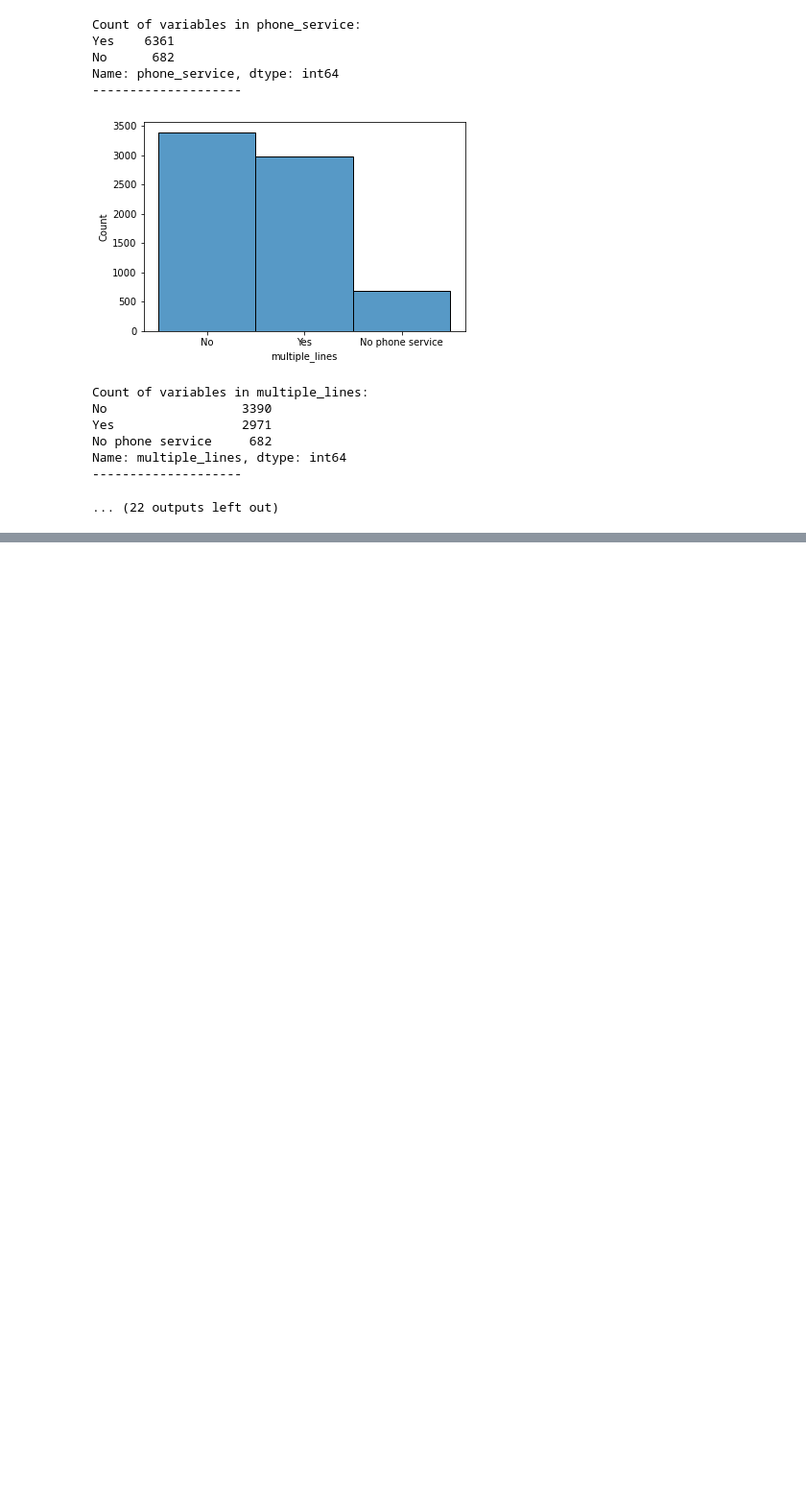
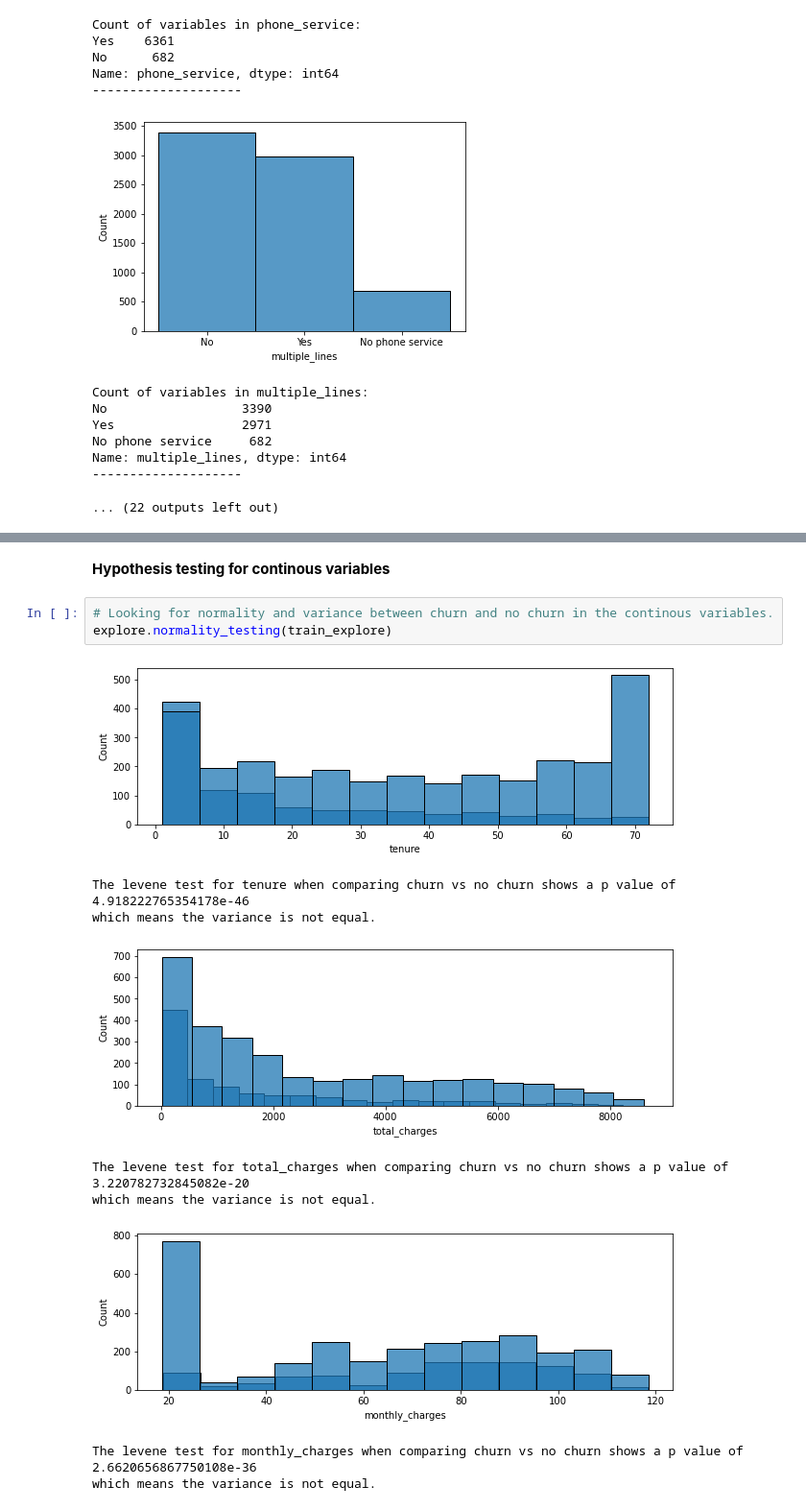
Before and after one commit to AndrewRachuig/telco_classification_project, a Jupyter notebook: final_report_telco_churn.ipynb, the cells around one changed output, grey strips where cells are left out. Shown: that part at 96% size. Drawn from its saved outputs; the diff is of its cells as text; blank space fills up the shorter version.

```diff
--- a/final_report_telco_churn.ipynb
+++ b/final_report_telco_churn.ipynb
@@ -176,0 +259,15 @@ As such I will be changing all instances of "No phone service / No internet serv
+# %% [markdown]
+**Hypothesis testing for continous variables**
+# %%
+# Looking for normality and variance between churn and no churn in the continous variables.
+explore.normality_testing(train_explore)
+# %% [output]
+[figure, added]
+The levene test for tenure when comparing churn vs no churn shows a p value of 4.918222765354178e-46
+which means the variance is not equal.
+[figure, added]
+The levene test for total_charges when comparing churn vs no churn shows a p value of 3.220782732845082e-20
+which means the variance is not equal.
+[figure, added]
+The levene test for monthly_charges when comparing churn vs no churn shows a p value of 2.6620656867750108e-36
+which means the variance is not equal.
```
Also changed, not shown: parts of 75 cells of this notebook.
